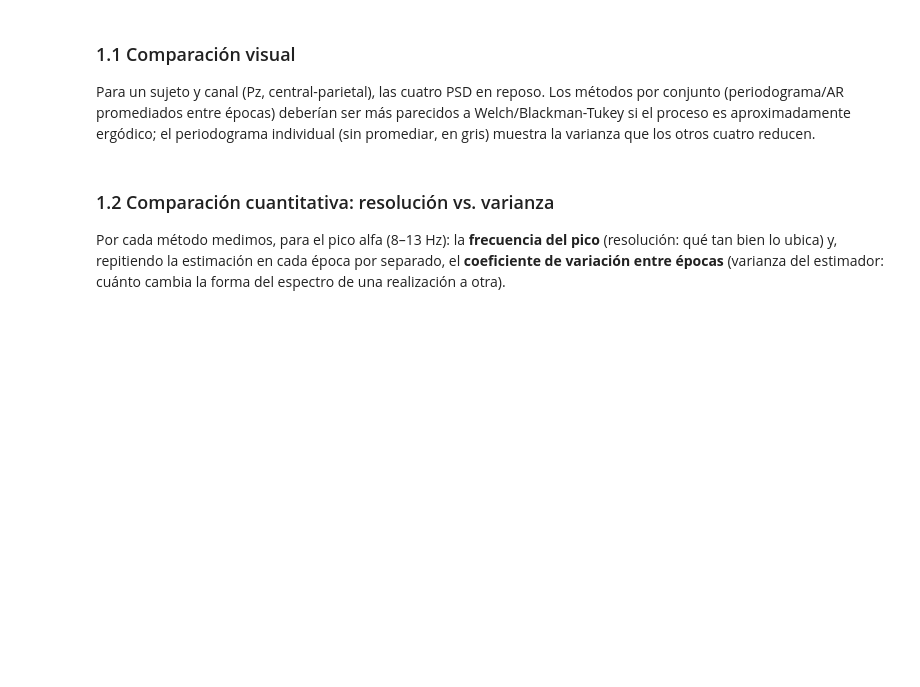
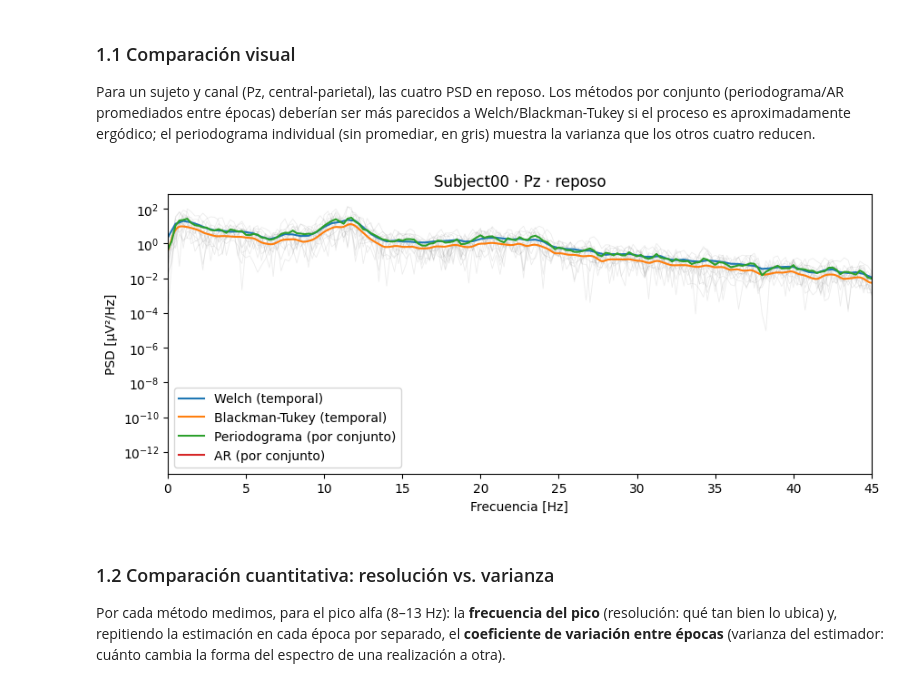
Before and after one commit to vickylauu/PSIB2026Q2-TPS-Grupo12-Lautersztein-Reggio-Ballester, a Jupyter notebook: notebooks/02_ritmos_cerebrales.ipynb, the cells around one changed output. Cells and saved outputs as stored; diff of their text form; code cells hidden in the pictures; blank space fills up the shorter version.

Commit message:
Módulo 2: completar con resultados reales (bandas, canales, CV)

```diff
--- a/notebooks/02_ritmos_cerebrales.ipynb
+++ b/notebooks/02_ritmos_cerebrales.ipynb
@@ -95,22 +95,24 @@ Para un sujeto y canal (Pz, central-parietal), las cuatro PSD en reposo. Los mé
 # %%
 CANAL = CANALES.index('Pz')
 x60 = reconstruir(SUJ, 1)[CANAL]
 
 f_w, p_w = psd_welch(x60, FS)
 f_bt, p_bt = blackman_tukey(x60[None], FS)[0], blackman_tukey(x60[None], FS)[1][0]
 f_pc, p_pc = psd_conjunto(SUJ, 1, lambda x, fs: signal.periodogram(x, fs, window='hann'))
 f_ar, p_ar = psd_conjunto(SUJ, 1, ar_yule_walker)
 
 fig, ax = plt.subplots(figsize=(10, 4))
 for e in epocas[SUJ, 1][~atipica[SUJ, 1]]:                                           # periodogramas individuales, de fondo
     fe, pe = signal.periodogram(e[CANAL], FS, window='hann')
     ax.semilogy(fe, pe, color='gray', alpha=0.15, lw=0.6)
 ax.semilogy(f_w, p_w, label='Welch (temporal)')
-ax.semilogy(f_bt, p_bt[CANAL], label='Blackman-Tukey (temporal)')
+ax.semilogy(f_bt, p_bt, label='Blackman-Tukey (temporal)')
 ax.semilogy(f_pc, p_pc[CANAL], label='Periodograma (por conjunto)')
 ax.semilogy(f_ar, p_ar[CANAL], label='AR (por conjunto)')
 ax.set(xlim=(0, 45), xlabel='Frecuencia [Hz]', ylabel='PSD [µV²/Hz]', title=f'{SUJ} · {CANAL and "Pz"} · reposo')
 ax.legend();
+# %% [output]
+[figure, added]
 # %% [markdown]
 ### 1.2 Comparación cuantitativa: resolución vs. varianza
 Por cada método medimos, para el pico alfa (8–13 Hz): la **frecuencia del pico** (resolución: qué tan bien lo ubica) y, repitiendo la estimación en cada época por separado, el **coeficiente de variación entre épocas** (varianza del estimador: cuánto cambia la forma del espectro de una realización a otra).
```
Also changed, not shown: parts of 6 cells of this notebook.
